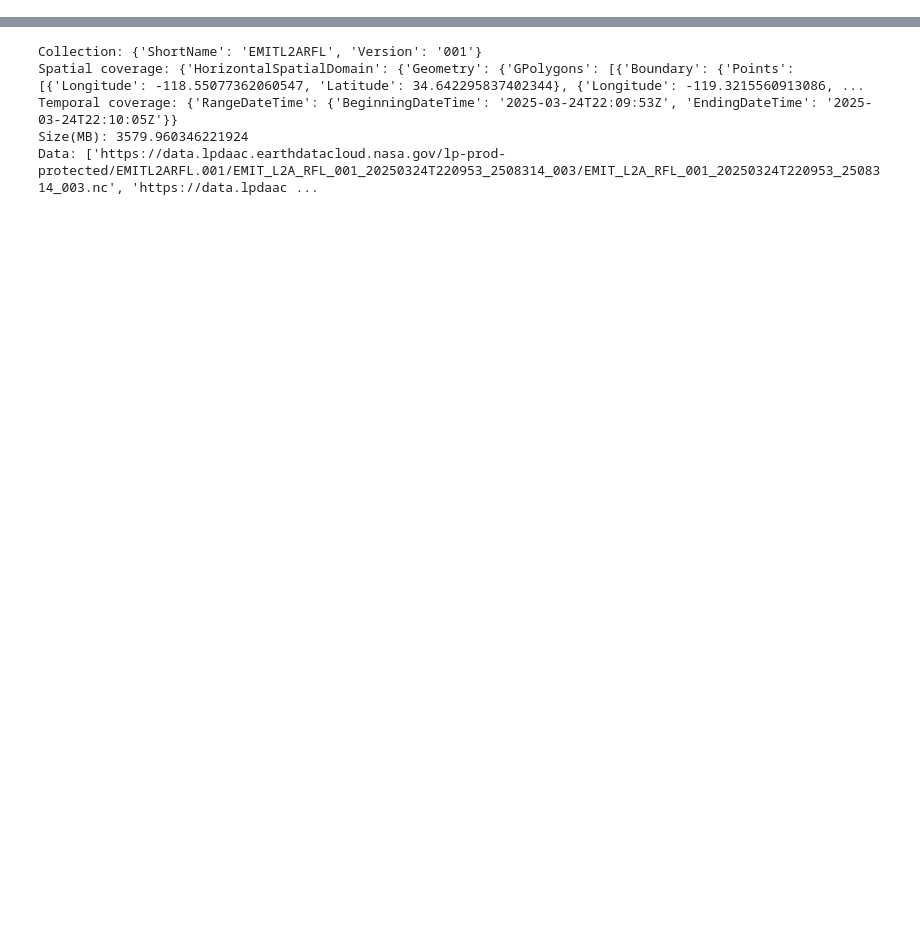
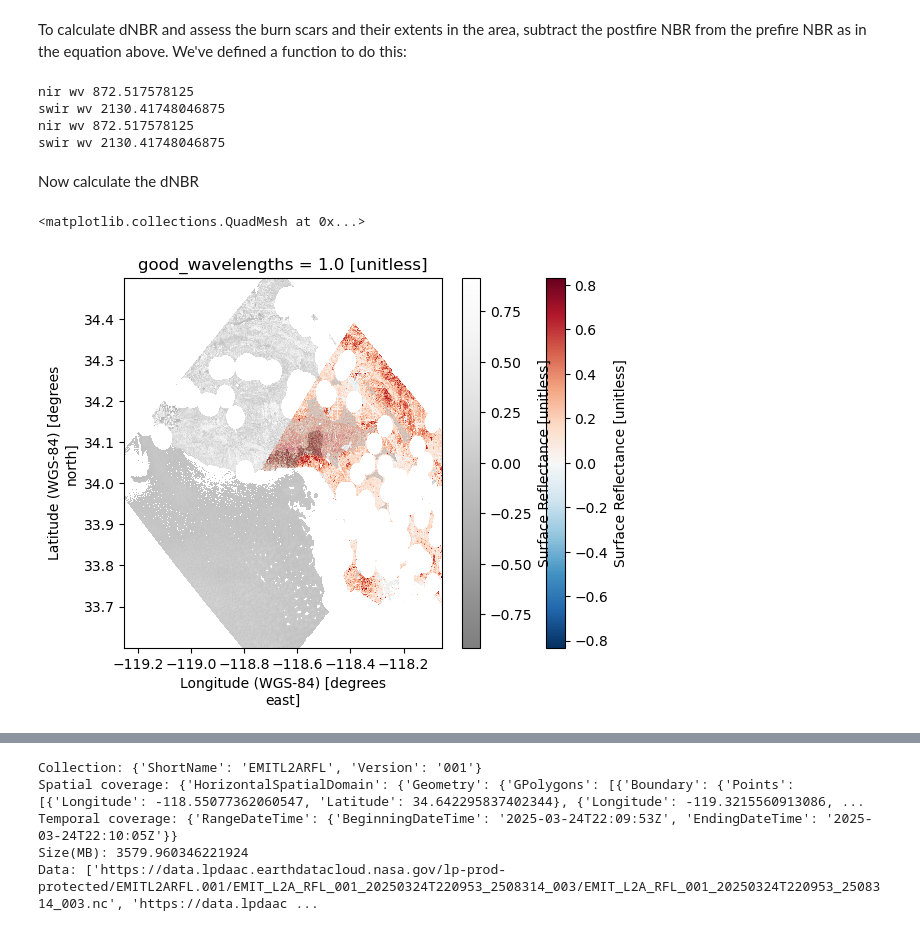
Before and after one commit to skyecaplan/pace_tutorials, a Jupyter notebook: pace_emit/03_NBR_with_PACE_EMIT.ipynb, the cells around one changed output, grey strips where cells are left out. Cells and saved outputs as stored; diff of their text form; code cells hidden in the pictures; blank space fills up the shorter version.

```diff
--- a/pace_emit/03_NBR_with_PACE_EMIT.ipynb
+++ b/pace_emit/03_NBR_with_PACE_EMIT.ipynb
@@ -74,0 +77,57 @@ Data: ['https://obdaac-tea.earthdatacloud.nasa.gov/ob-cumulus-prod-public/PACE_O
+# %%
+emit_prefire = emit_prefire.sel({"wavelengths":[870, 2131]}, method="nearest")
+emit_postfire = emit_postfire.sel({"wavelengths":[870, 2131]}, method="nearest")
+oci_prefire = oci_prefire.sel({"wavelength_3d":[870, 2131]}, method="nearest")
+oci_postfire = oci_postfire.sel({"wavelength_3d":[870, 2131]}, method="nearest")
+# %% [markdown]
+To calculate dNBR and assess the burn scars and their extents in the area, subtract the postfire NBR from the prefire NBR as in the equation above. We've defined a function to do this:
+# %%
+def calc_nbr(ds, wvl_var=None):
+    """
+    Calculates Normalized Burn Ratio given reflectance data
+    Args:
+        ds - reflectance dataset with wavelength info as a coordinate
+        wvl_var - str name of wavelength variable. Will attempt to find it if
+                  none given
+    Returns:
+        nbr - NBR dataset
+    """
+    # Get wavelength dimension name for selection
+    for dim in list(ds.dims):
+        if "wavelength" in dim:
+            wvl_var = dim
+            break
+        else:
+            continue
+
+    # Calculate NBR
+    if wvl_var is None:
+        print("Could not find wavelength variable, please provide the variable name in the function call")
+        return None
+    else:
+        nir = ds.sel({f"{wvl_var}":870}, method="nearest")
+        print(f"nir wv {nir[wvl_var].data}")
+        swir = ds.sel({f"{wvl_var}":2131}, method="nearest")
+        print(f"swir wv {swir[wvl_var].data}")
+        nbr = ((nir - swir) / (nir + swir))
+        # TODO: set attrs here too
+        return xr.Dataset({"nbr":nbr})
+# %%
+oci_prefire_nbr = calc_nbr(oci_prefire.rhos)
+oci_postfire_nbr = calc_nbr(oci_postfire.rhos)
+emit_prefire_nbr = calc_nbr(emit_prefire.reflectance)
+emit_postfire_nbr = calc_nbr(emit_postfire.reflectance)
+# %% [output]
+nir wv 872.517578125
+swir wv 2130.41748046875
+nir wv 872.517578125
+swir wv 2130.41748046875
+# %% [markdown]
+Now calculate the dNBR
+# %%
+fig, ax = plt.subplots()
+emit_prefire_nbr.nbr.plot()
+emit_postfire_nbr.nbr.plot(cmap="Greys_r", alpha=0.5)
+# %% [output]
+<matplotlib.collections.QuadMesh at 0x...>
+[figure, added]
```
Also changed, not shown: parts of 12 cells of this notebook, 2 other files.
